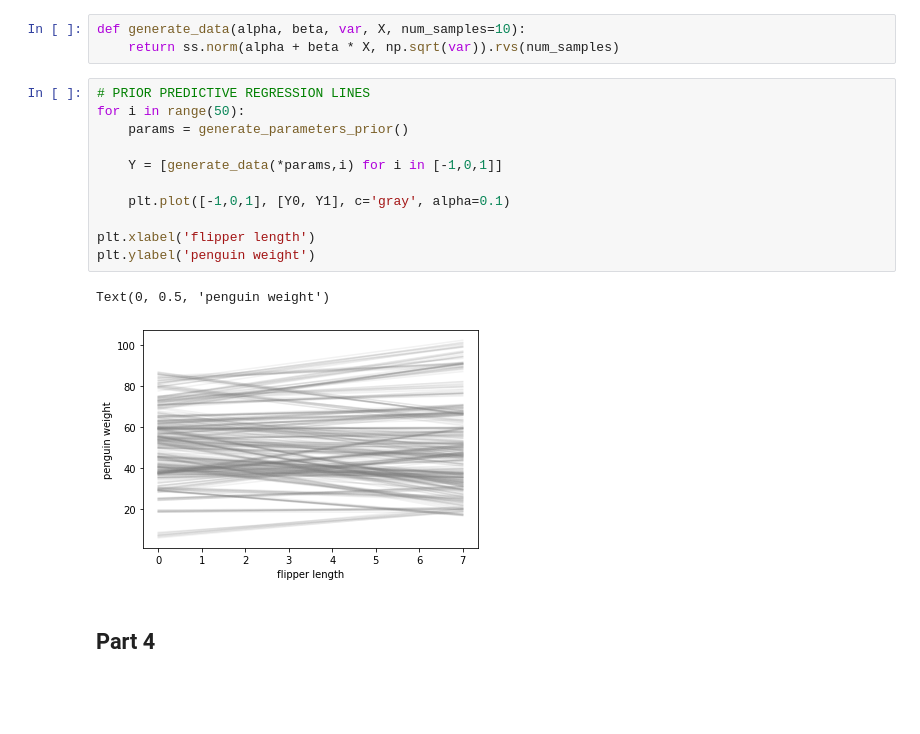
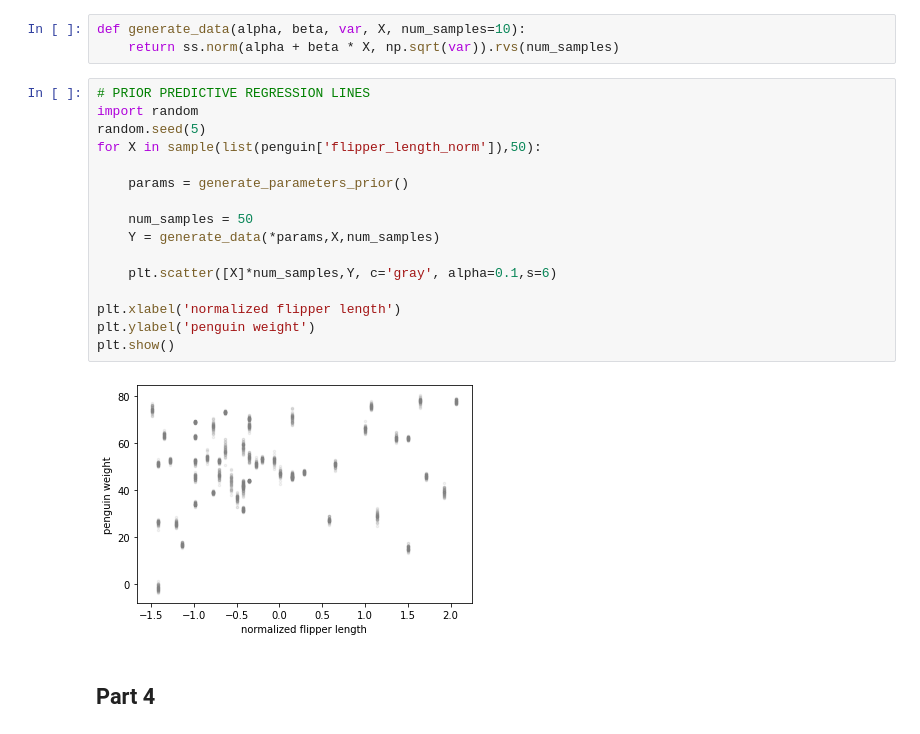
Before and after one commit to fhall18/bayes_ps2, a Jupyter notebook: Problem_3.ipynb, the cells around one changed output. Drawn from its saved outputs; the diff is of its cells as text; blank space fills up the shorter version.

Commit message:
changes to hw 3 prior predictive plot

```diff
--- a/Problem_3.ipynb
+++ b/Problem_3.ipynb
@@ -91,18 +84,22 @@ def generate_data(alpha, beta, var, X, num_samples=10):
     return ss.norm(alpha + beta * X, np.sqrt(var)).rvs(num_samples)
 # %%
 # PRIOR PREDICTIVE REGRESSION LINES
-for i in range(50):
+import random
+random.seed(5)
+for X in sample(list(penguin['flipper_length_norm']),50):
+
     params = generate_parameters_prior()
 
-    Y = [generate_data(*params,i) for i in [-1,0,1]]
+    num_samples = 50
+    Y = generate_data(*params,X,num_samples)
 
-    plt.plot([-1,0,1], [Y0, Y1], c='gray', alpha=0.1)
+    plt.scatter([X]*num_samples,Y, c='gray', alpha=0.1,s=6)
 
-plt.xlabel('flipper length')
+plt.xlabel('normalized flipper length')
 plt.ylabel('penguin weight')
+plt.show()
 # %% [output]
-Text(0, 0.5, 'penguin weight')
-[figure, old version]
+[figure, new version]
 # %% [markdown]
 ## Part 4
 # %%
```
Also changed, not shown: parts of 4 cells of this notebook.
